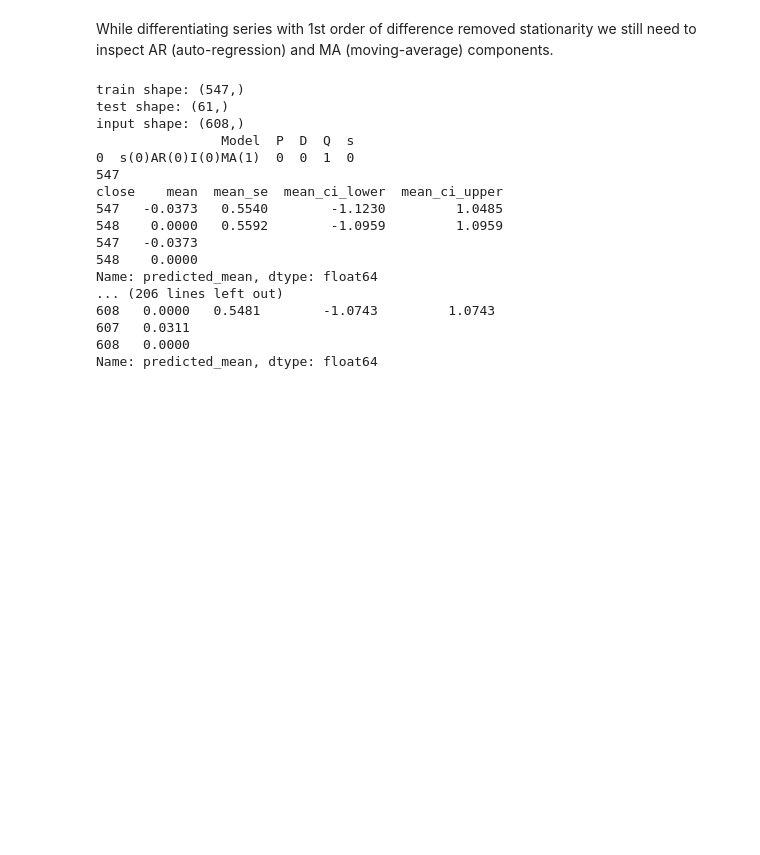
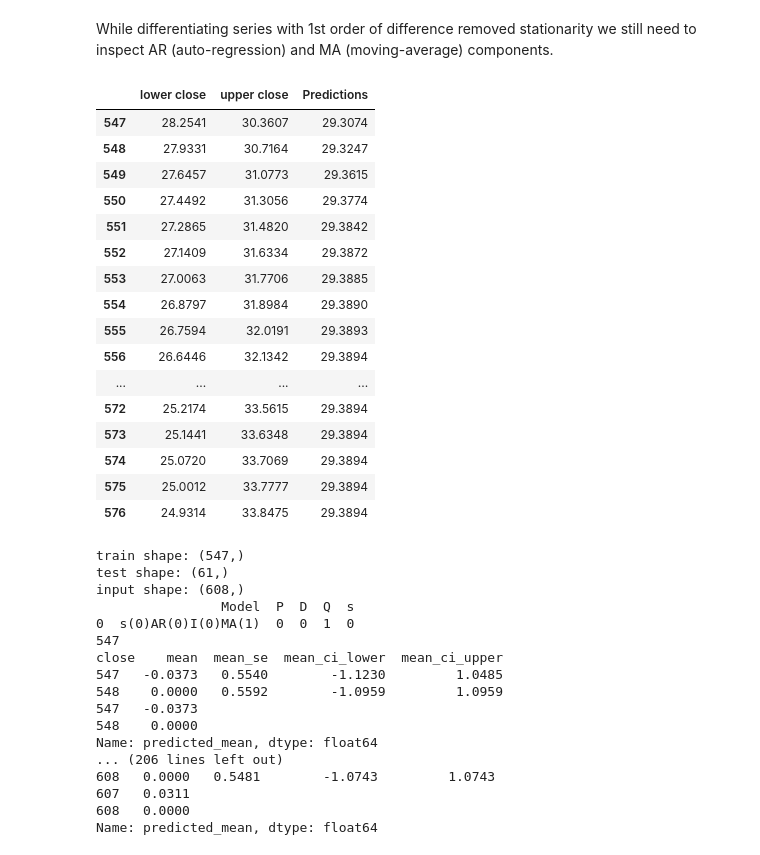
Before and after one commit to TGusciora/Python, a Jupyter notebook: Manning/TimeSeriesStockPrices/TimeSeriesComponents/001_1_3_TGusciora_TimeSeriesComponents_DealingWithNonStationarity.ipynb, the cells around one changed output. Drawn from its saved outputs; the diff is of its cells as text; code cells hidden in the pictures; blank space fills up the shorter version.

Commit message:
2023/08/29 update
Manning Time Series
- rolling forecast WiP

```diff
--- a/Manning/TimeSeriesStockPrices/TimeSeriesComponents/001_1_3_TGusciora_TimeSeriesComponents_DealingWithNonStationarity.ipynb
+++ b/Manning/TimeSeriesStockPrices/TimeSeriesComponents/001_1_3_TGusciora_TimeSeriesComponents_DealingWithNonStationarity.ipynb
@@ -392,3 +392,14 @@ Critical Values:
 Assuming 95% confidence interval we reject null hypothesis that unit root present in the series (stationary series)
 # %% [markdown]
 While differentiating series with 1st order of difference removed stationarity we still need to inspect AR (auto-regression) and MA (moving-average) components.
+# %%
+y_train, y_test = train_test_split(att_series.reset_index()["close"], test_size=0.1, shuffle=False)
+
+
+ARMAmodel = SARIMAX(att_series.reset_index()["close"], order = (1, 1, 3))
+ARMAmodel = ARMAmodel.fit()
+y_pred = ARMAmodel.get_forecast(len(y_test.index))
+y_pred_df = y_pred.conf_int(alpha = 0.05)
+y_pred_df["Predictions"] = ARMAmodel.predict(start = y_pred_df.index[0], end = y_pred_df.index[-1])
+y_pred_df.index = y_test.index
+y_pred_out = y_pred_df["Predictions"]
@@ -395,3 +409,24 @@ While differentiating series with 1st order of difference removed stationarity w
+# %%
+y_pred_out.head(30)
+y_pred_df.head(30)
+# %% [output]
+|  | lower close | upper close | Predictions |
+| 547 | 28.2541 | 30.3607 | 29.3074 |
+| 548 | 27.9331 | 30.7164 | 29.3247 |
+| 549 | 27.6457 | 31.0773 | 29.3615 |
+| 550 | 27.4492 | 31.3056 | 29.3774 |
+| 551 | 27.2865 | 31.4820 | 29.3842 |
+| 552 | 27.1409 | 31.6334 | 29.3872 |
+| 553 | 27.0063 | 31.7706 | 29.3885 |
+| 554 | 26.8797 | 31.8984 | 29.3890 |
+| 555 | 26.7594 | 32.0191 | 29.3893 |
+| 556 | 26.6446 | 32.1342 | 29.3894 |
+| ... | ... | ... | ... |
+| 572 | 25.2174 | 33.5615 | 29.3894 |
+| 573 | 25.1441 | 33.6348 | 29.3894 |
+| 574 | 25.0720 | 33.7069 | 29.3894 |
+| 575 | 25.0012 | 33.7777 | 29.3894 |
+| 576 | 24.9314 | 33.8475 | 29.3894 |
 # %%
 from statsmodels.tsa.statespace.sarimax import SARIMAX
 # https://www.statsmodels.org/stable/generated/statsmodels.tsa.statespace.sarimax.SARIMAX.html
```
Also changed, not shown: parts of 4 cells of this notebook.
